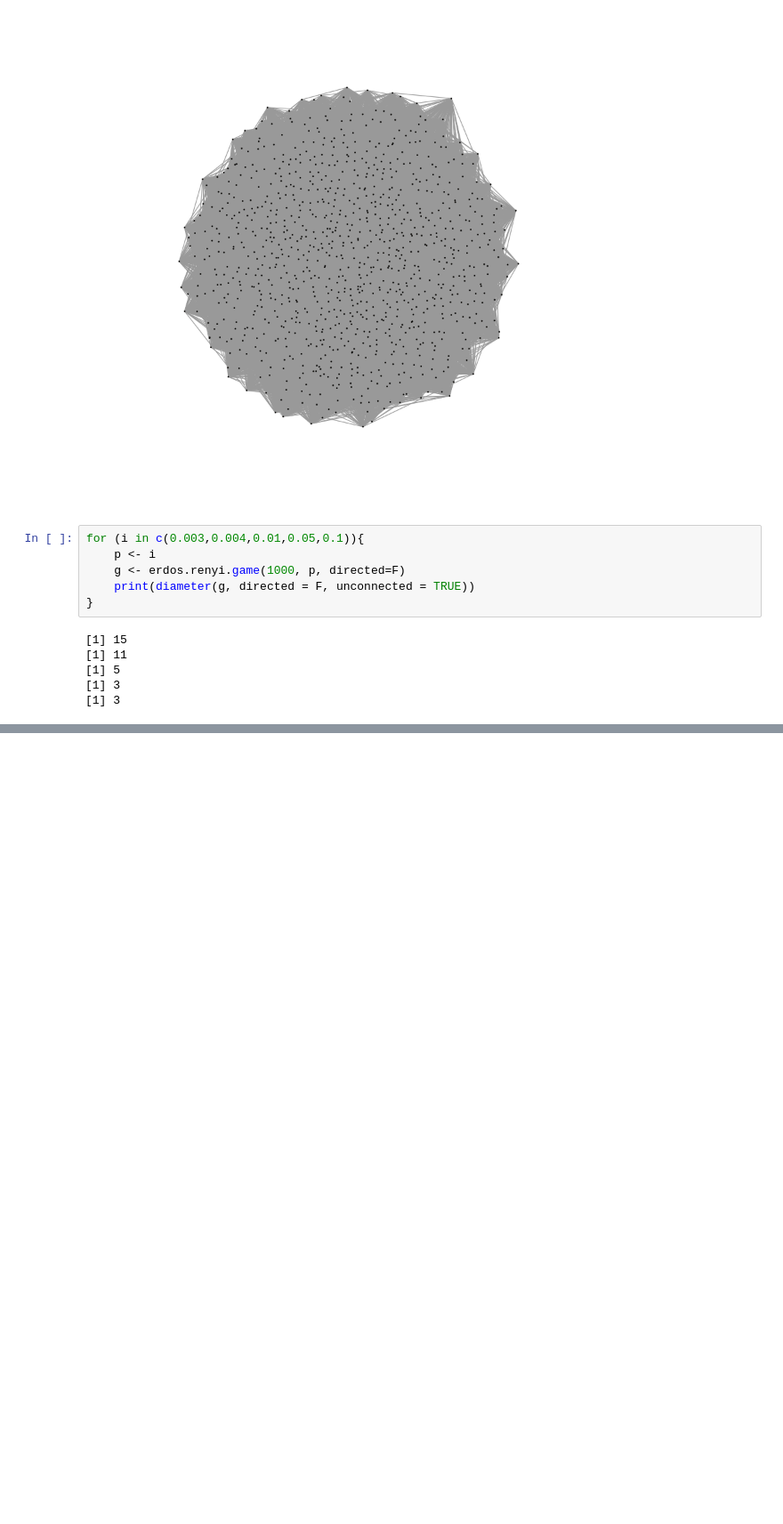
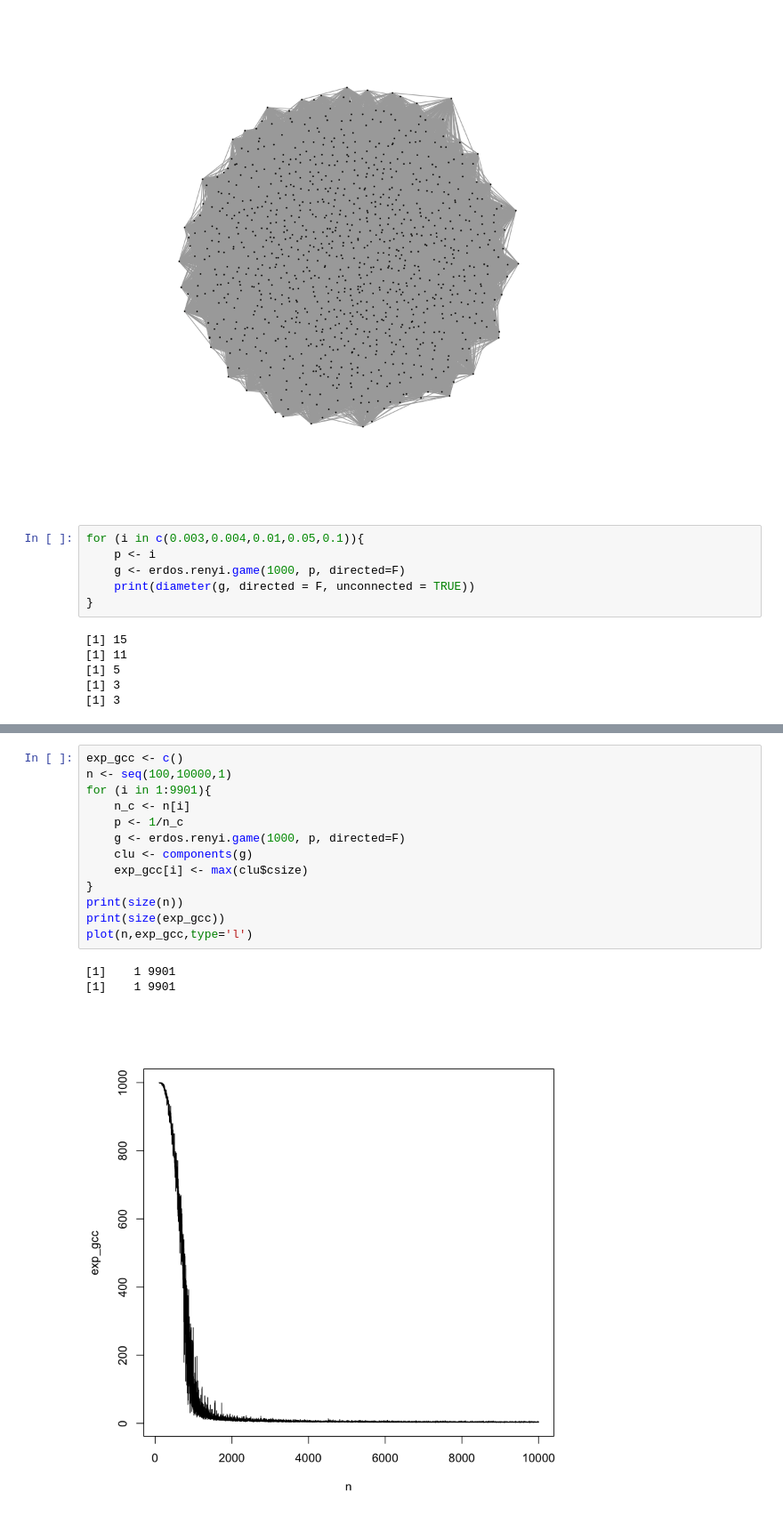
Before and after one commit to Jinxiatucla/232E, a Jupyter notebook: Project1/problem1.ipynb, the cells around one changed output, grey strips where cells are left out. Shown at 89% size. Cells and saved outputs as stored; diff of their text form; blank space fills up the shorter version.

```diff
--- a/Project1/problem1.ipynb
+++ b/Project1/problem1.ipynb
@@ -41,0 +59,17 @@ plot(res_gcc, prob, main="Scatter Normalize GCC vs P", xlab="Normalize GCC ", yl
+# %%
+exp_gcc <- c()
+n <- seq(100,10000,1)
+for (i in 1:9901){
+    n_c <- n[i]
+    p <- 1/n_c
+    g <- erdos.renyi.game(1000, p, directed=F)
+    clu <- components(g)
+    exp_gcc[i] <- max(clu$csize)
+}
+print(size(n))
+print(size(exp_gcc))
+plot(n,exp_gcc,type='l')
+# %% [output]
+[1]    1 9901
+[1]    1 9901
+[figure, added]
```
Also changed, not shown: parts of 3 cells of this notebook.
